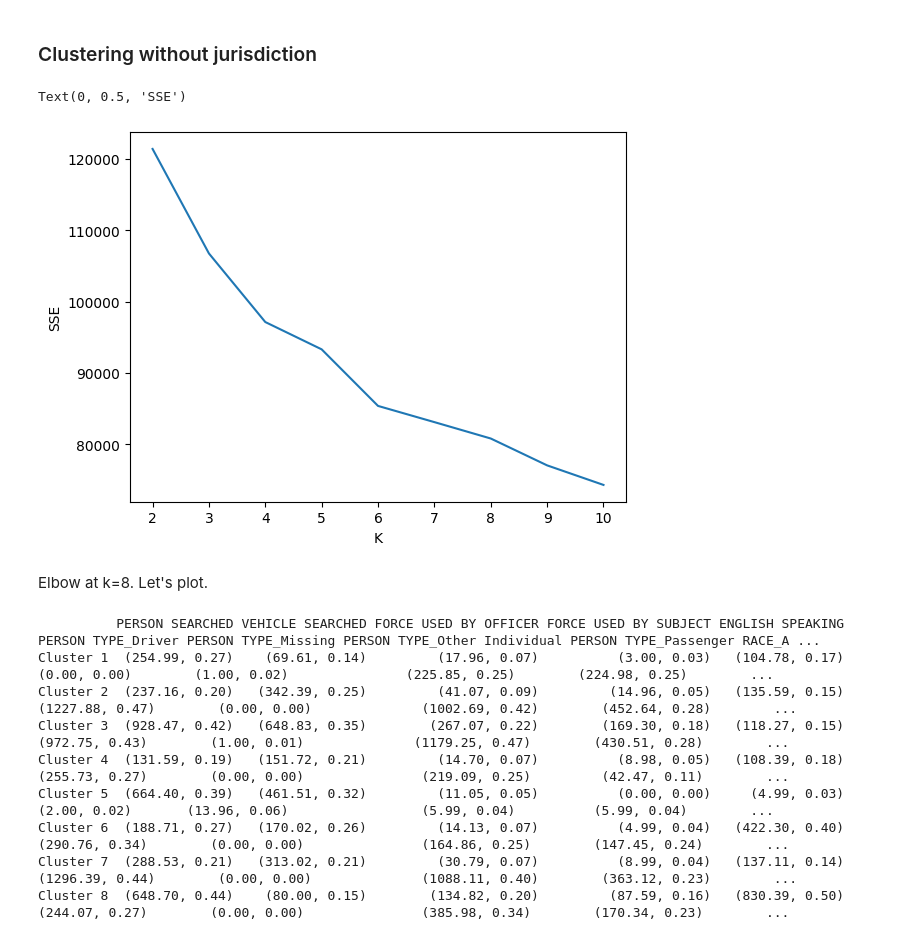
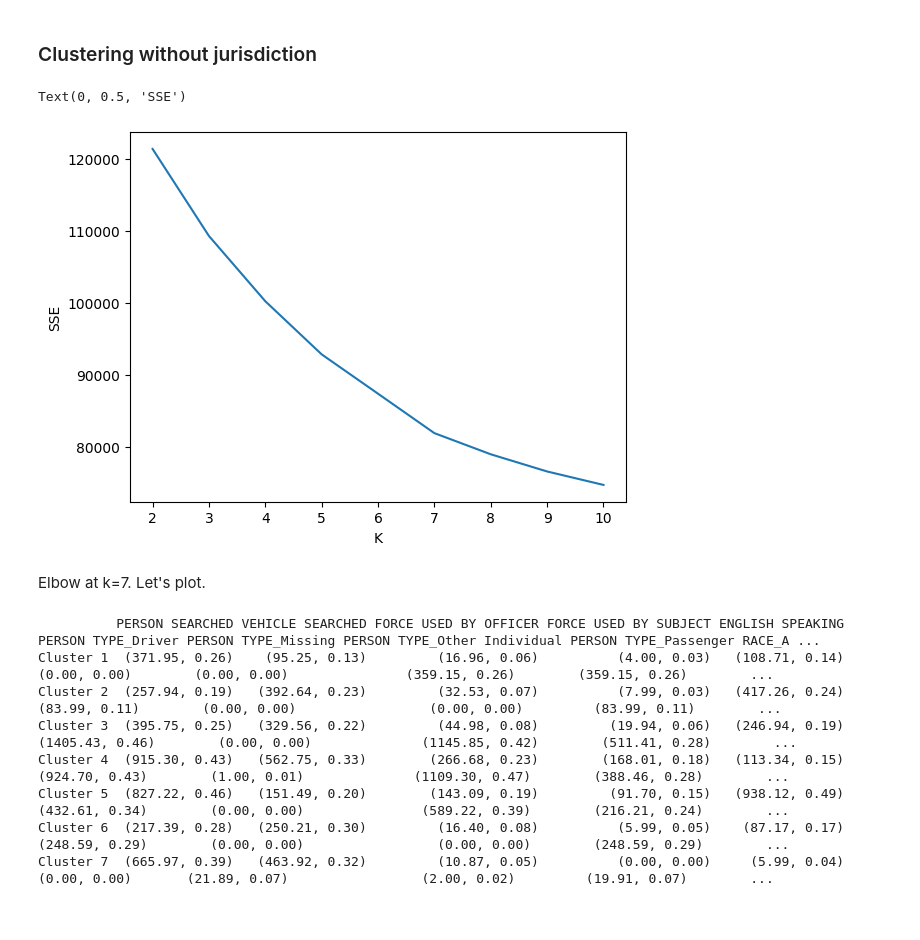
Before and after one commit to sophieganapolsky/ML4VA, a Jupyter notebook: Clustering.ipynb, the cells around one changed output. Drawn from its saved outputs; the diff is of its cells as text; code cells hidden in the pictures.

Commit message:
Added more graphs

```diff
--- a/Clustering.ipynb
+++ b/Clustering.ipynb
@@ -208,47 +227,47 @@ transformed_data_no_jurisdiction = transformed_data[:,:-1]
 # %%
 k_values = range(2,11)
 sse = []
 for k in k_values:
-    kmeans_model = KMeans(n_clusters=k, random_state=42)
-    kmeans_model.fit_predict(transformed_data_no_jurisdiction)
+    kmeans_model = KMeans(n_clusters=k, random_state=42, n_init=1)
+    kmeans_model.fit(transformed_data_no_jurisdiction)
     sse.append(kmeans_model.inertia_)
 
 plt.plot(k_values, sse)
 plt.xlabel('K')
 plt.ylabel('SSE')
 # %% [output]
 Text(0, 0.5, 'SSE')
-[figure, old version]
+[figure, new version]
 # %% [markdown]
-Elbow at k=8. Let's plot.
+Elbow at k=7. Let's plot.
 # %%
-kmeans_model = KMeans(n_clusters=8,random_state=42)
+k = 7
+kmeans_model = KMeans(n_clusters=k,random_state=42)
 clusters = kmeans_model.fit_predict(transformed_data_no_jurisdiction)
 centroids = kmeans_model.cluster_centers_
 n = transformed_data_no_jurisdiction.shape[1]
-sse = np.zeros((8,n))
-sds = np.zeros((8,n))
-for i in range(8):
+sse = np.zeros((k,n))
+sds = np.zeros((k,n))
+for i in range(k):
     centroid = centroids[i]
     points = cluster_points = transformed_data_no_jurisdiction[clusters == i]
     sse[i] = np.sum((points - centroid) ** 2, axis=0)
     sds[i] = np.std(cluster_points, axis=0)
 table = []
-for i in range(8):
+for i in range(k):
     row = []
     for j in range(n):
         row.append(f"({sse[i, j]:.2f}, {sds[i, j]:.2f})")
     table.append(row)
 
-table = pd.DataFrame(table, columns=feature_names[:-1], index=[f"Cluster {i+1}" for i in range(8)])
+table = pd.DataFrame(table, columns=feature_names[:-1], index=[f"Cluster {i+1}" for i in range(k)])
 print(table.to_string())
 # %% [output]
           PERSON SEARCHED VEHICLE SEARCHED FORCE USED BY OFFICER FORCE USED BY SUBJECT ENGLISH SPEAKING PERSON TYPE_Driver PERSON TYPE_Missing PERSON TYPE_Other Individual PERSON TYPE_Passenger RACE_A ...
-Cluster 1  (254.99, 0.27)    (69.61, 0.14)         (17.96, 0.07)          (3.00, 0.03)   (104.78, 0.17)       (0.00, 0.00)        (1.00, 0.02)               (225.85, 0.25)        (224.98, 0.25)        ...
-Cluster 2  (237.16, 0.20)   (342.39, 0.25)         (41.07, 0.09)         (14.96, 0.05)   (135.59, 0.15)    (1227.88, 0.47)        (0.00, 0.00)              (1002.69, 0.42)        (452.64, 0.28)        ...
-Cluster 3  (928.47, 0.42)   (648.83, 0.35)        (267.07, 0.22)        (169.30, 0.18)   (118.27, 0.15)     (972.75, 0.43)        (1.00, 0.01)              (1179.25, 0.47)        (430.51, 0.28)        ...
-Cluster 4  (131.59, 0.19)   (151.72, 0.21)         (14.70, 0.07)          (8.98, 0.05)   (108.39, 0.18)     (255.73, 0.27)        (0.00, 0.00)               (219.09, 0.25)         (42.47, 0.11)        ...
-Cluster 5  (664.40, 0.39)   (461.51, 0.32)         (11.05, 0.05)          (0.00, 0.00)     (4.99, 0.03)       (2.00, 0.02)       (13.96, 0.06)                 (5.99, 0.04)          (5.99, 0.04)        ...
-Cluster 6  (188.71, 0.27)   (170.02, 0.26)         (14.13, 0.07)          (4.99, 0.04)   (422.30, 0.40)     (290.76, 0.34)        (0.00, 0.00)               (164.86, 0.25)        (147.45, 0.24)        ...
-Cluster 7  (288.53, 0.21)   (313.02, 0.21)         (30.79, 0.07)          (8.99, 0.04)   (137.11, 0.14)    (1296.39, 0.44)        (0.00, 0.00)              (1088.11, 0.40)        (363.12, 0.23)        ...
-Cluster 8  (648.70, 0.44)    (80.00, 0.15)        (134.82, 0.20)         (87.59, 0.16)   (830.39, 0.50)     (244.07, 0.27)        (0.00, 0.00)               (385.98, 0.34)        (170.34, 0.23)        ...
+Cluster 1  (371.95, 0.26)    (95.25, 0.13)         (16.96, 0.06)          (4.00, 0.03)   (108.71, 0.14)       (0.00, 0.00)        (0.00, 0.00)               (359.15, 0.26)        (359.15, 0.26)        ...
+Cluster 2  (257.94, 0.19)   (392.64, 0.23)         (32.53, 0.07)          (7.99, 0.03)   (417.26, 0.24)      (83.99, 0.11)        (0.00, 0.00)                 (0.00, 0.00)         (83.99, 0.11)        ...
+Cluster 3  (395.75, 0.25)   (329.56, 0.22)         (44.98, 0.08)         (19.94, 0.06)   (246.94, 0.19)    (1405.43, 0.46)        (0.00, 0.00)              (1145.85, 0.42)        (511.41, 0.28)        ...
+Cluster 4  (915.30, 0.43)   (562.75, 0.33)        (266.68, 0.23)        (168.01, 0.18)   (113.34, 0.15)     (924.70, 0.43)        (1.00, 0.01)              (1109.30, 0.47)        (388.46, 0.28)        ...
+Cluster 5  (827.22, 0.46)   (151.49, 0.20)        (143.09, 0.19)         (91.70, 0.15)   (938.12, 0.49)     (432.61, 0.34)        (0.00, 0.00)               (589.22, 0.39)        (216.21, 0.24)        ...
+Cluster 6  (217.39, 0.28)   (250.21, 0.30)         (16.40, 0.08)          (5.99, 0.05)    (87.17, 0.17)     (248.59, 0.29)        (0.00, 0.00)                 (0.00, 0.00)        (248.59, 0.29)        ...
+Cluster 7  (665.97, 0.39)   (463.92, 0.32)         (10.87, 0.05)          (0.00, 0.00)     (5.99, 0.04)       (0.00, 0.00)       (21.89, 0.07)                 (2.00, 0.02)         (19.91, 0.07)        ...
```
Also changed, not shown: parts of 10 cells of this notebook.
